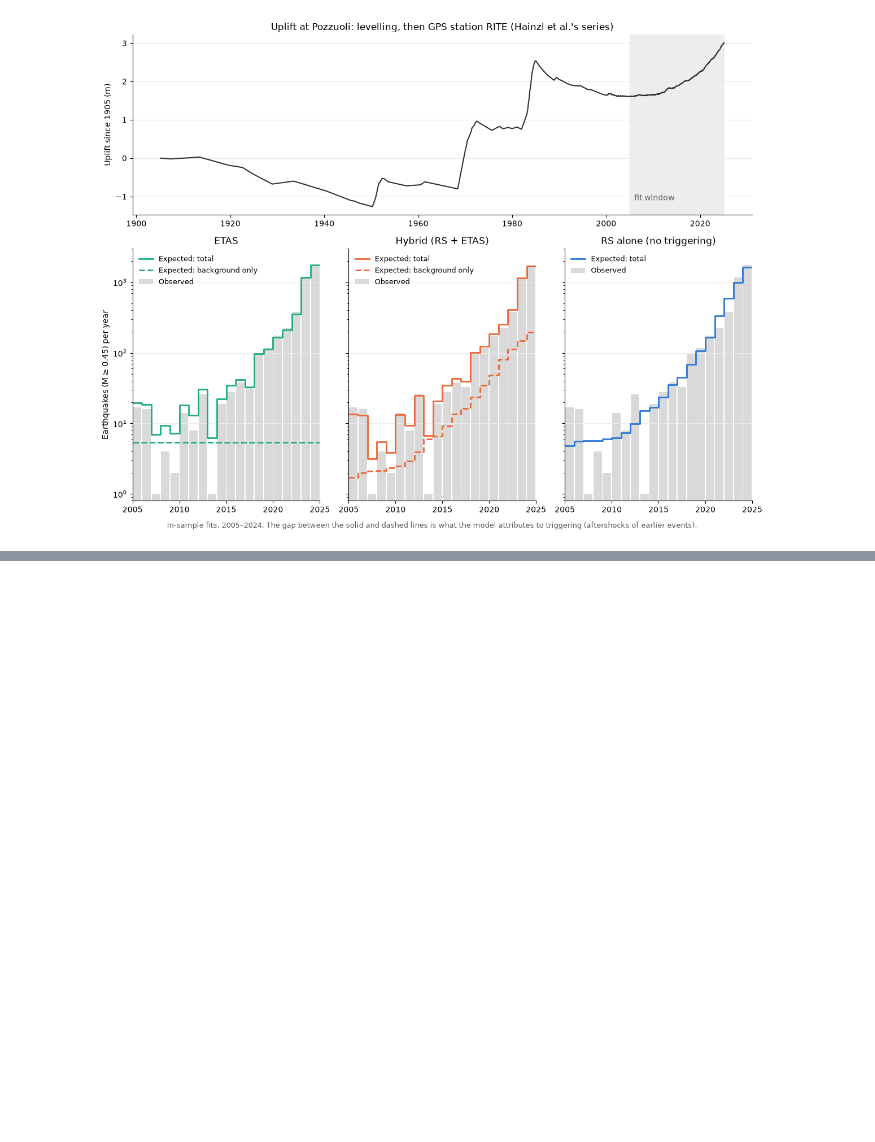
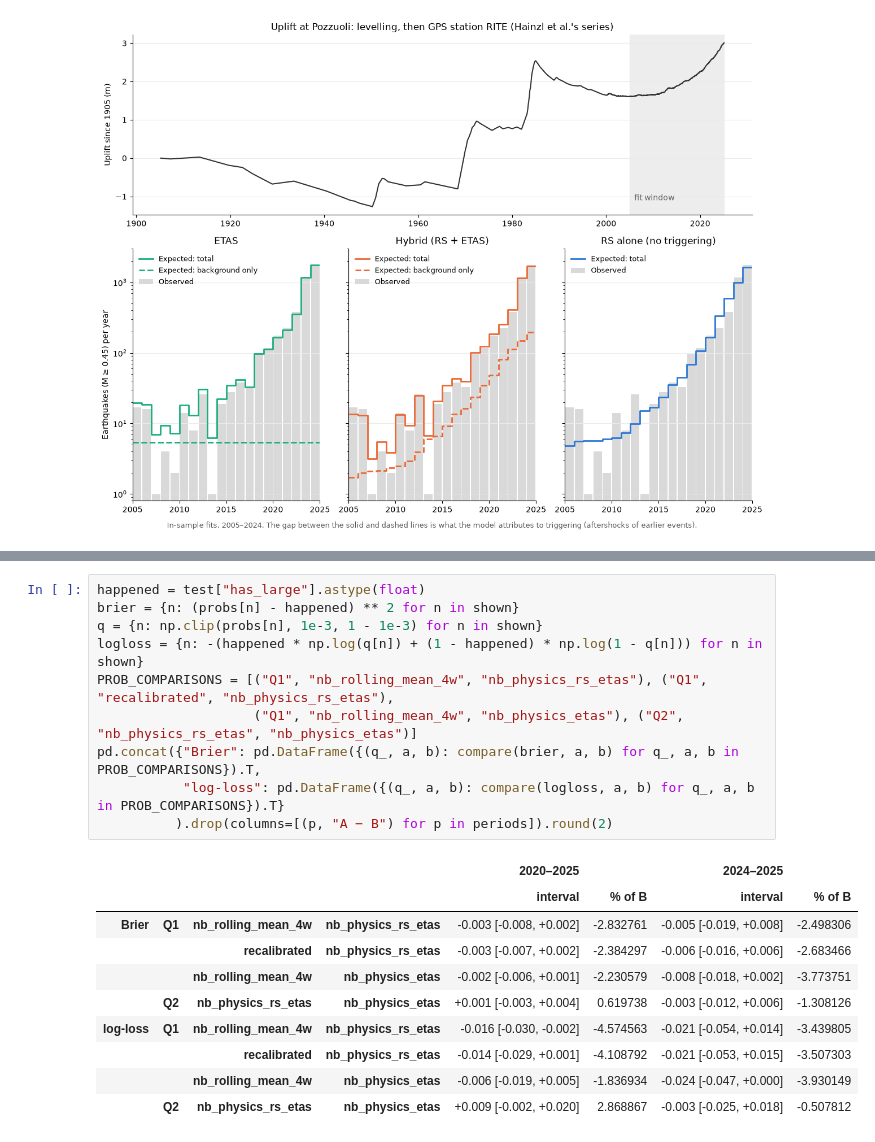
Before and after one commit to PatrickBolton/flegrei-seismicity, a Jupyter notebook: notebooks/06_physics_baselines.ipynb, the cells around one changed output, grey strips where cells are left out. Drawn from its saved outputs; the diff is of its cells as text; blank space fills up the shorter version.

```diff
--- a/notebooks/06_physics_baselines.ipynb
+++ b/notebooks/06_physics_baselines.ipynb
@@ -292,0 +545,21 @@ These are in-sample fits on data to Feb 2025. Whether the hybrid's advantage sur
+# %%
+happened = test["has_large"].astype(float)
+brier = {n: (probs[n] - happened) ** 2 for n in shown}
+q = {n: np.clip(probs[n], 1e-3, 1 - 1e-3) for n in shown}
+logloss = {n: -(happened * np.log(q[n]) + (1 - happened) * np.log(1 - q[n])) for n in shown}
+PROB_COMPARISONS = [("Q1", "nb_rolling_mean_4w", "nb_physics_rs_etas"), ("Q1", "recalibrated", "nb_physics_rs_etas"),
+                    ("Q1", "nb_rolling_mean_4w", "nb_physics_etas"), ("Q2", "nb_physics_rs_etas", "nb_physics_etas")]
+pd.concat({"Brier": pd.DataFrame({(q_, a, b): compare(brier, a, b) for q_, a, b in PROB_COMPARISONS}).T,
+           "log-loss": pd.DataFrame({(q_, a, b): compare(logloss, a, b) for q_, a, b in PROB_COMPARISONS}).T}
+          ).drop(columns=[(p, "A − B") for p in periods]).round(2)
+# %% [output]
+|  |  |  |  | 2020–2025 |  | 2024–2025 |  |
+|  |  |  |  | interval | % of B | interval | % of B |
+| Brier | Q1 | nb_rolling_mean_4w | nb_physics_rs_etas | -0.003 [-0.008, +0.002] | -2.832761 | -0.005 [-0.019, +0.008] | -2.498306 |
+|  |  | recalibrated | nb_physics_rs_etas | -0.003 [-0.007, +0.002] | -2.384297 | -0.006 [-0.016, +0.006] | -2.683466 |
+|  |  | nb_rolling_mean_4w | nb_physics_etas | -0.002 [-0.006, +0.001] | -2.230579 | -0.008 [-0.018, +0.002] | -3.773751 |
+|  | Q2 | nb_physics_rs_etas | nb_physics_etas | +0.001 [-0.003, +0.004] | 0.619738 | -0.003 [-0.012, +0.006] | -1.308126 |
+| log-loss | Q1 | nb_rolling_mean_4w | nb_physics_rs_etas | -0.016 [-0.030, -0.002] | -4.574563 | -0.021 [-0.054, +0.014] | -3.439805 |
+|  |  | recalibrated | nb_physics_rs_etas | -0.014 [-0.029, +0.001] | -4.108792 | -0.021 [-0.053, +0.015] | -3.507303 |
+|  |  | nb_rolling_mean_4w | nb_physics_etas | -0.006 [-0.019, +0.005] | -1.836934 | -0.024 [-0.047, +0.000] | -3.930149 |
+|  | Q2 | nb_physics_rs_etas | nb_physics_etas | +0.009 [-0.002, +0.020] | 2.868867 | -0.003 [-0.025, +0.018] | -0.507812 |
```
Also changed, not shown: parts of 21 cells of this notebook, 2 other files.
